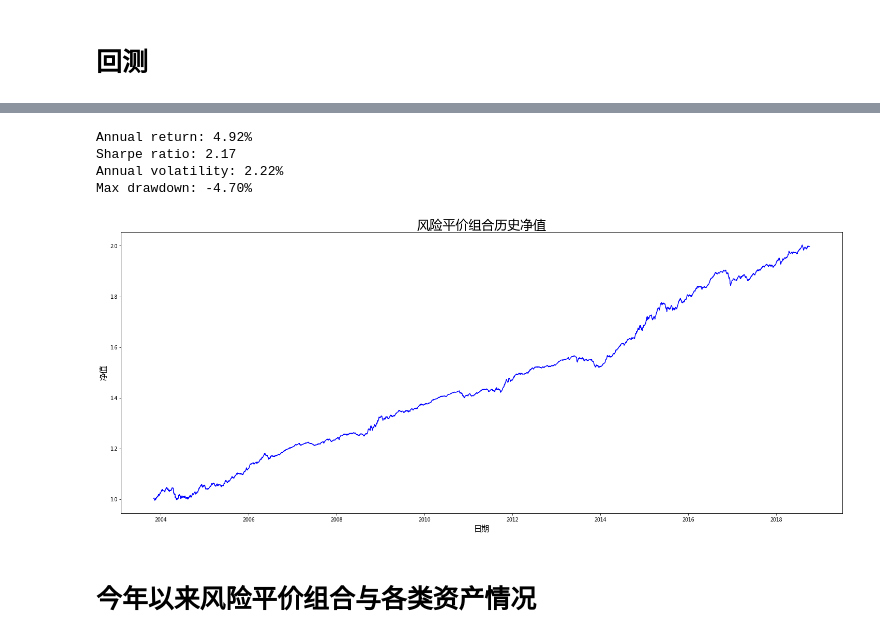
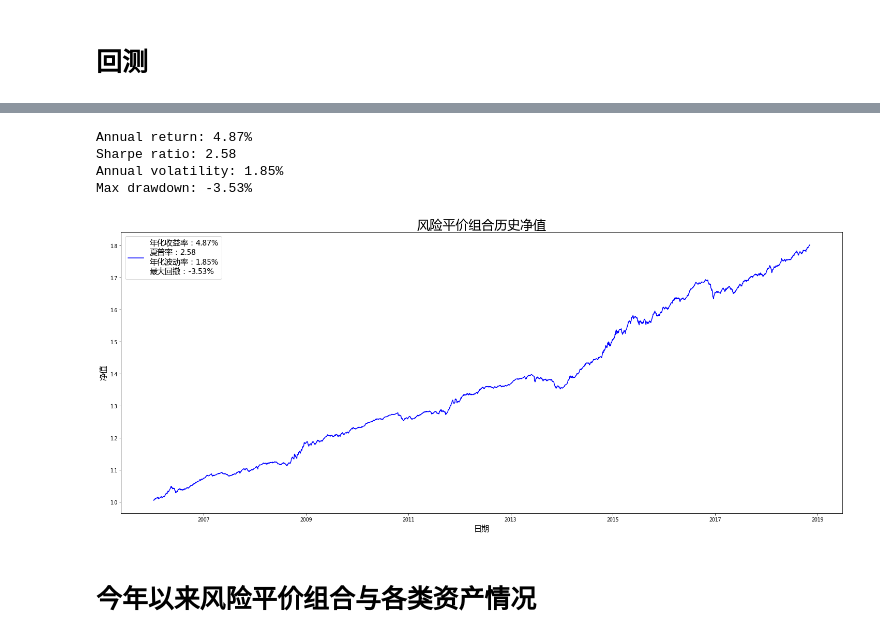
Before and after one commit to dxcv/Valyrian, a Jupyter notebook: risk parity portfolio/notebook/风险平价组合.ipynb, the cells around one changed output, grey strips where cells are left out. Cells and saved outputs as stored; diff of their text form; code cells hidden in the pictures.

```diff
--- a/risk parity portfolio/notebook/风险平价组合.ipynb
+++ b/risk parity portfolio/notebook/风险平价组合.ipynb
@@ -104,7 +104,7 @@ def _get_risk_parity_weights(covariances, assets_risk_budget, initial_weights):
 # %% [markdown]
 # 用样本协方差计算风险平价组合权重
 # %%
-df = odf[['881001.WI', 'HSI.HI', 'SPX.GI', 'CBA00101.CS', 'AU9999.SGE']]
+df = odf[['000300.SH', '000906.SH', 'HSI.HI', 'SPX.GI', 'CBA00101.CS', 'AU9999.SGE']]
 # %%
 df = df.replace([0], np.NAN)
 # %%
@@ -122,7 +122,7 @@ empyrical.annual_volatility(ret_df['SPX.GI'])
 # %%
 n = df.shape[1]
 init_weights = np.array([1. / n] * n)
-assets_risk_budget = np.array([1./9, 1./9, 1./9, 1./3, 1./3])
+assets_risk_budget = np.array([1./12, 1./12, 1./12, 1./12, 1./3, 1./3])
 # assets_risk_budget = np.array([1. / n] * n)
 # %%
 assets_risk_budget
@@ -143,7 +145,7 @@ matrix([[ 1.96766950e-03],
 # %% [markdown]
 ### 风险权重相等
 # %%
-weights = _get_risk_parity_weights(covariances.values*1e7, assets_risk_budget, init_weights)
+weights = _get_risk_parity_weights(covariances.values*1e6, assets_risk_budget, init_weights)
 # %%
 weights
 # %% [output]
@@ -179,7 +183,7 @@ new_df.head()
 weight = pd.DataFrame(columns=new_df.columns, index=new_df.index)
 n, k = new_df.shape[1], 242
 wb = np.zeros(n)
-assets_risk_budget = np.array([1./9, 1./9, 1./9, 1./3, 1./3])
+assets_risk_budget = np.array([1./12, 1./12, 1./12, 1./12, 1./3, 1./3])
 init_weights = np.array([1. / n] * n)
 for date in new_df.index:
     weight.loc[date] = wb
@@ -227,19 +232,21 @@ fig.savefig('../pic/portfolio_weight.jpg', dpi=200, bbox_inches='tight')
 # %%
 metric(portfolio_ret)
 # %% [output]
-Annual return: 4.92%
-Sharpe ratio: 2.17
-Annual volatility: 2.22%
-Max drawdown: -4.70%
+Annual return: 4.87%
+Sharpe ratio: 2.58
+Annual volatility: 1.85%
+Max drawdown: -3.53%
 # %%
 fig, ax = plt.subplots(figsize=(25, 10))
-ax.plot((1 + portfolio_ret).cumprod(), color='blue')
+ax.plot((1 + portfolio_ret).cumprod(), color='blue',
+       label=u'年化收益率：4.87%\n夏普率：2.58\n年化波动率：1.85%\n最大回撤：-3.53%')
 ax.set_title(u'风险平价组合历史净值', fontsize=25)
 ax.set_ylabel(u'净值', fontsize=15)
 ax.set_xlabel(u'日期', fontsize=15)
+ax.legend(loc='upper left', fontsize=15)
 fig.savefig('../pic/portfolio_return.jpg', dpi=200, bbox_inches='tight')
 # %% [output]
-[figure, old version]
+[figure, new version]
 # %% [markdown]
 # 今年以来风险平价组合与各类资产情况
 # %%
```
Also changed, not shown: parts of 18 cells of this notebook, 22 other files.
